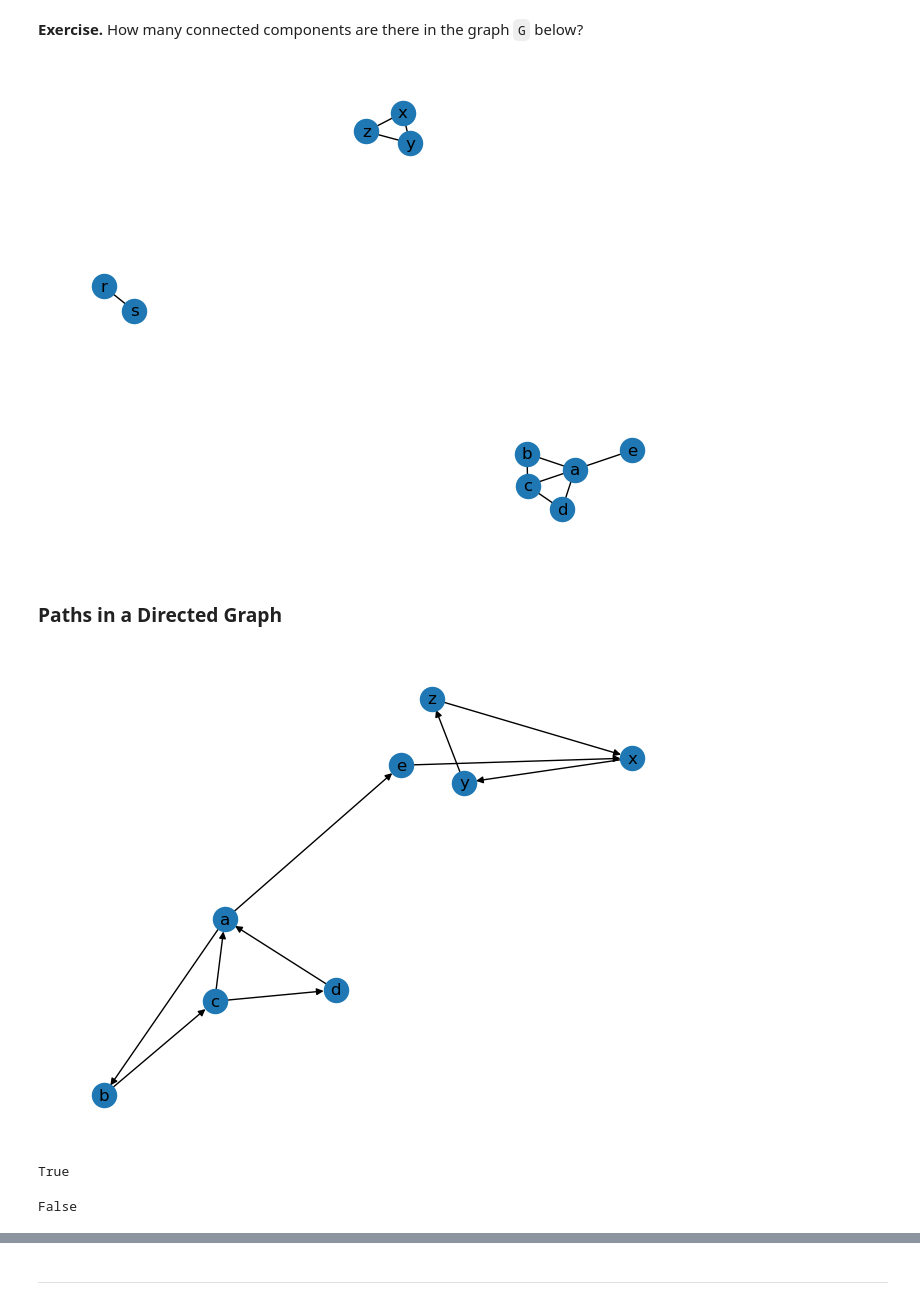
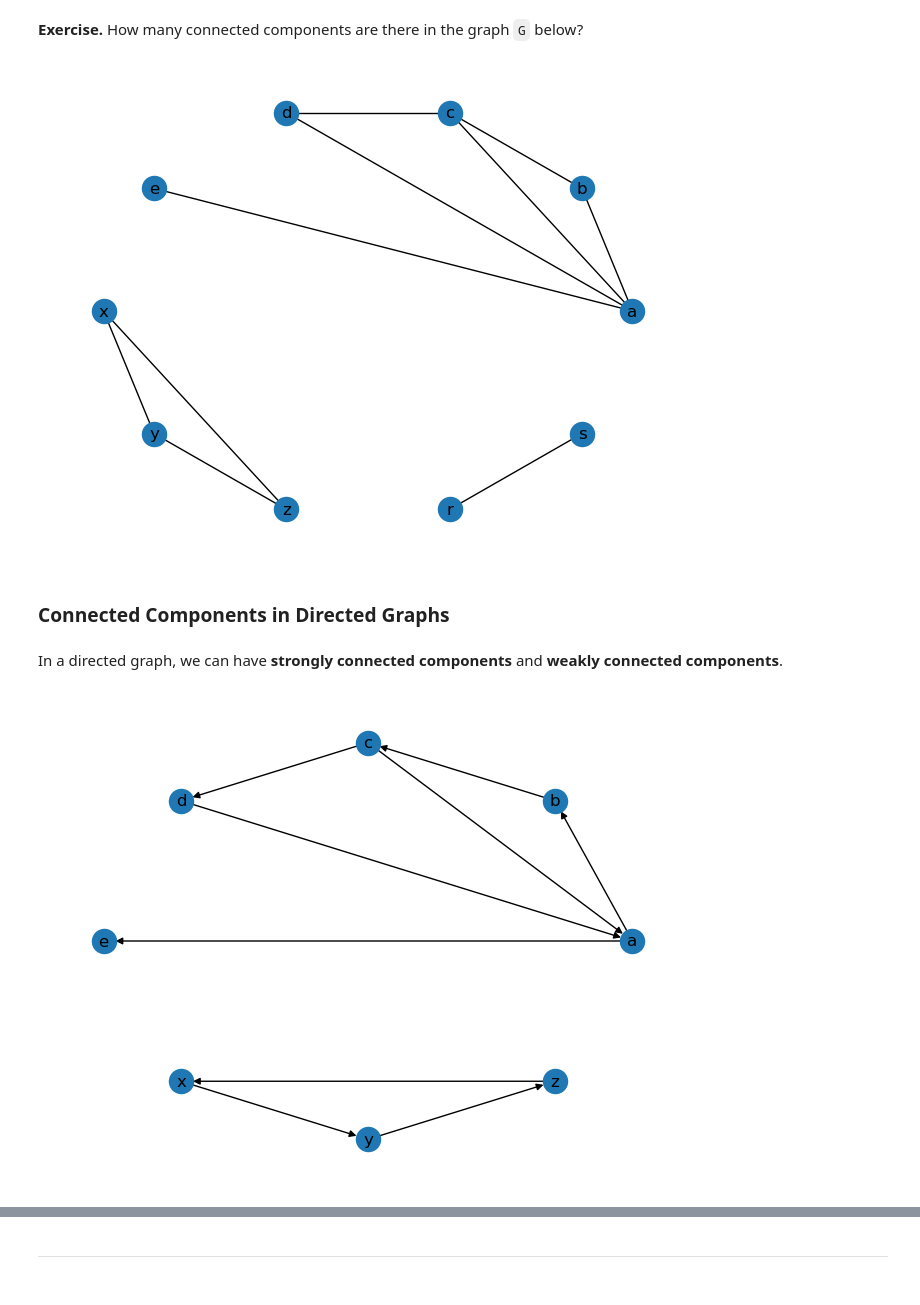
Before and after one commit to daniprec/BAM-Applied-Math-Lab, a Jupyter notebook: sessions/s07_networks/networkx_fundamentals.ipynb, the cells around one changed output, grey strips where cells are left out. Saved outputs shown, nothing was run; the diff lists cells and outputs as text; code cells hidden in the pictures.

```diff
--- a/sessions/s07_networks/networkx_fundamentals.ipynb
+++ b/sessions/s07_networks/networkx_fundamentals.ipynb
@@ -188,44 +358,37 @@ list_edges = [("x", "y"), ("y", "z"), ("z", "x"), ("r", "s")]
 
 G.add_edges_from(list_edges)
 
-nx.draw(G, with_labels=True)
+pos = nx.circular_layout(G)
+nx.draw(G, with_labels=True, pos=pos)
 plt.show()
 # %% [output]
-[figure, old version]
+[figure, new version]
 # %% [markdown]
-### Paths in a Directed Graph
+### Connected Components in Directed Graphs
+# %% [markdown]
+In a directed graph, we can have **strongly connected components** and **weakly connected components**.
 # %%
 # Initialize a directed graph
 D = nx.DiGraph()
 
 # Add edges
 D.add_edges_from(
     [
         ("a", "b"),
         ("b", "c"),
         ("c", "d"),
         ("d", "a"),
         ("a", "e"),
         ("c", "a"),
         ("x", "y"),
         ("y", "z"),
         ("z", "x"),
-        ("e", "x"),
     ]
 )
 
 # Draw the graph
-nx.draw(D, with_labels=True)
+pos = nx.circular_layout(D)
+nx.draw(D, with_labels=True, pos=pos)
 plt.show()
 # %% [output]
-[figure, old version]
+[figure, new version]
-# %%
-# Can we reach 'c' from 'z'?
-nx.has_path(D, "c", "z")
-# %% [output]
-True
-# %%
-# Can we reach 'z' from 'c'?
-nx.has_path(D, "z", "c")
-# %% [output]
-False
```
Also changed, not shown: parts of 77 cells of this notebook, 2 other files.
